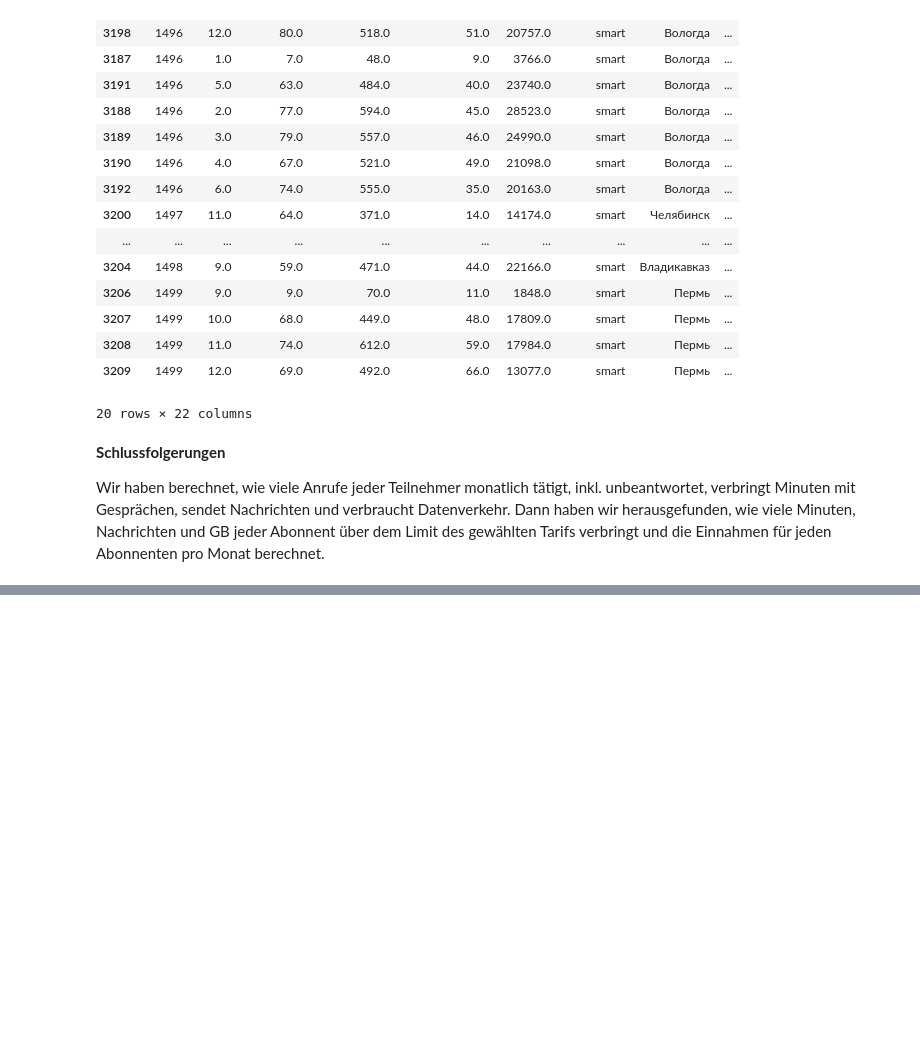
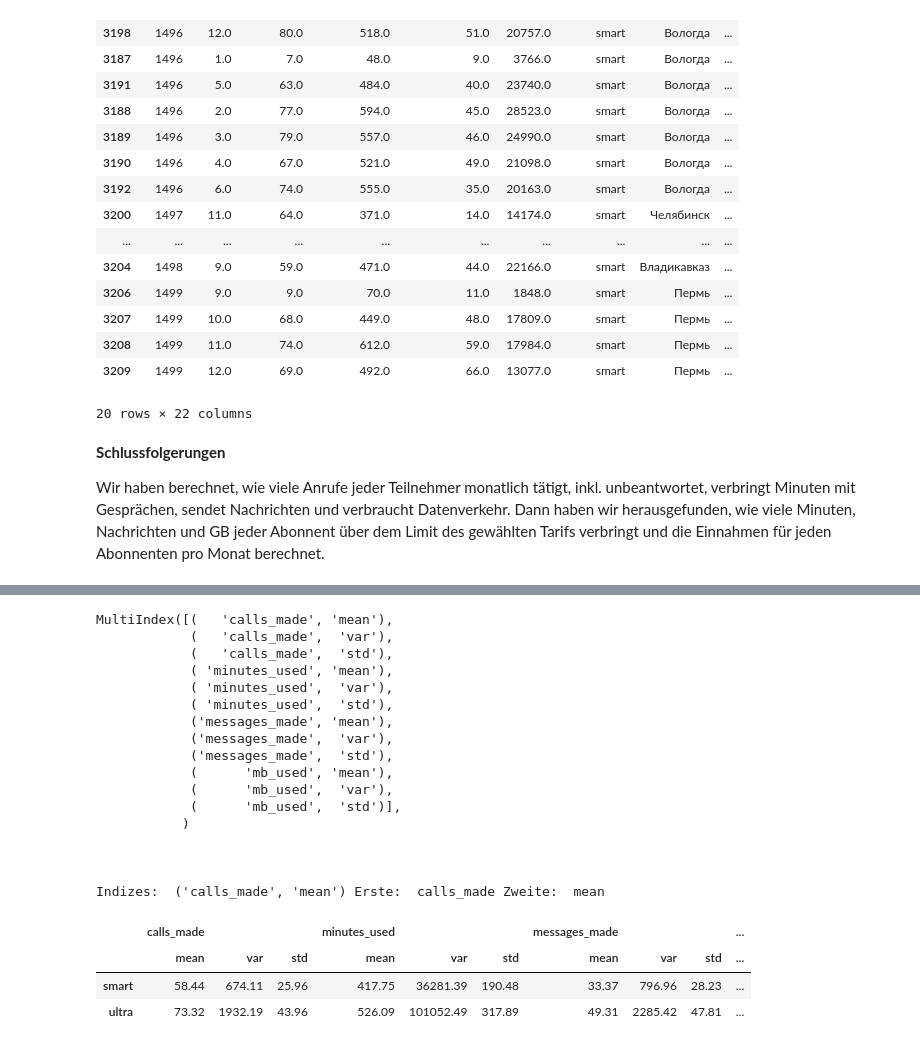
Before and after one commit to Konstantin5054232/ausbildungsprojekte, a Jupyter notebook: 04_mobilfunktarif/mobilfunktarif.ipynb, the cells around one changed output, grey strips where cells are left out. Saved outputs shown, nothing was run; the diff lists cells and outputs as text; code cells hidden in the pictures; blank space fills up the shorter version.

```diff
--- a/04_mobilfunktarif/mobilfunktarif.ipynb
+++ b/04_mobilfunktarif/mobilfunktarif.ipynb
@@ -487,0 +544,40 @@ Wir haben berechnet, wie viele Anrufe jeder Teilnehmer monatlich tätigt, inkl.
+# %%
+# Wir erstellen eine Tabelle mit einem Multi-Index
+l1 = ['calls_made', 'minutes_used', 'messages_made', 'mb_used']
+l2 = ['mean', 'var', 'std']
+idx = pd.MultiIndex.from_product([l1, l2])
+
+print(idx)
+
+print('\n\n\nIndizes: ', idx[0], 'Erste: ', idx[0][0], 'Zweite: ', idx[0][1])
+
+df = pd.DataFrame(index=['smart', 'ultra'], columns=idx)
+
+for i in df.columns:
+    #  Slicing nach dem ersten Index, Aggregation nach dem zweiten.
+    df.loc['smart',i] = np.round(data_itog.query('tariff_name=="smart"')[i[0]].agg(i[1]),2)
+    df.loc['ultra',i] = np.round(data_itog.query('tariff_name=="ultra"')[i[0]].agg(i[1]),2)
+
+df
+# %% [output]
+MultiIndex([(   'calls_made', 'mean'),
+            (   'calls_made',  'var'),
+            (   'calls_made',  'std'),
+            ( 'minutes_used', 'mean'),
+            ( 'minutes_used',  'var'),
+            ( 'minutes_used',  'std'),
+            ('messages_made', 'mean'),
+            ('messages_made',  'var'),
+            ('messages_made',  'std'),
+            (      'mb_used', 'mean'),
+            (      'mb_used',  'var'),
+            (      'mb_used',  'std')],
+           )
+
+
+
+Indizes:  ('calls_made', 'mean') Erste:  calls_made Zweite:  mean
+|  | calls_made |  |  | minutes_used |  |  | messages_made |  |  | ... |
+|  | mean | var | std | mean | var | std | mean | var | std | ... |
+| smart | 58.44 | 674.11 | 25.96 | 417.75 | 36281.39 | 190.48 | 33.37 | 796.96 | 28.23 | ... |
+| ultra | 73.32 | 1932.19 | 43.96 | 526.09 | 101052.49 | 317.89 | 49.31 | 2285.42 | 47.81 | ... |
```
Also changed, not shown: parts of 18 cells of this notebook.
